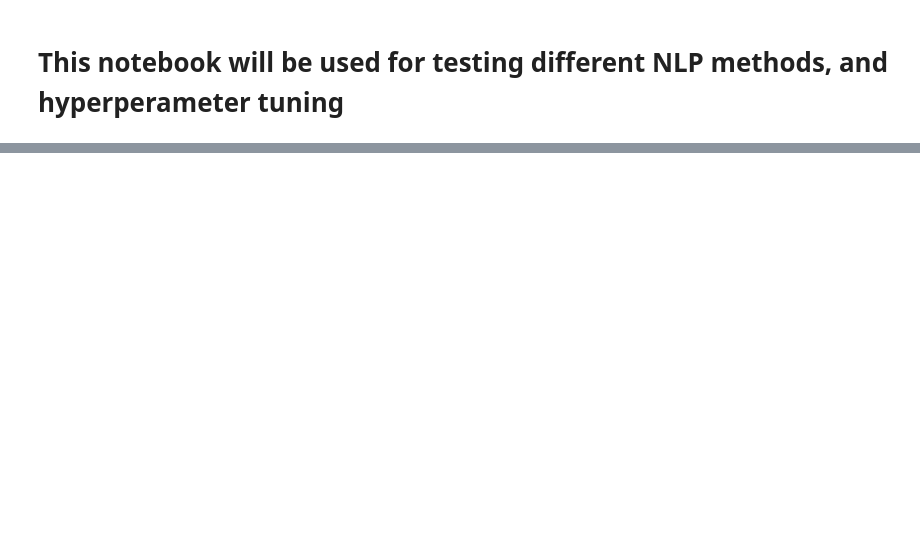
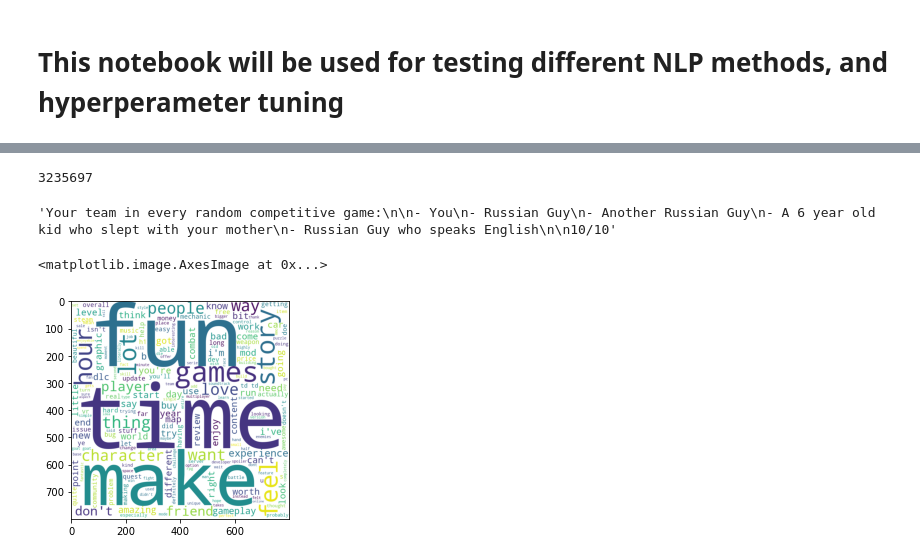
Before and after one commit to MichaelHarnett/Steam2_Redux, a Jupyter notebook: model_testing.ipynb, the cells around one changed output, grey strips where cells are left out. Drawn from its saved outputs; the diff is of its cells as text; code cells hidden in the pictures; blank space fills up the shorter version.

```diff
--- a/model_testing.ipynb
+++ b/model_testing.ipynb
@@ -64,0 +803,6 @@ tfv_doc_word = tfv.fit_transform(reviews_list)
+# %%
+long_string = []
+
+for items in reviews_list[:5]:
+    #long_string += items
+    print(items)
@@ -64,0 +827,14 @@ tfv_doc_word = tfv.fit_transform(reviews_list)
+# %%
+len(long_string)
+# %% [output]
+3235697
+# %%
+reviews_list[0]# + reviews_list[1]
+# %% [output]
+'Your team in every random competitive game:\n\n- You\n- Russian Guy\n- Another Russian Guy\n- A 6 year old kid who slept with your mother\n- Russian Guy who speaks English\n\n10/10'
+# %%
+new_list = []
+for items in reviews_list:
+    new_list.append(lemmatizer.lemmatize(items).lower())
+# %%
+together = ''.join(new_list)
@@ -64,0 +843,8 @@ tfv_doc_word = tfv.fit_transform(reviews_list)
+# %%
+together = re.match(r'[a-zA-z]{3,}', together)
+# %%
+wordcloud.generate(together)
+plt.imshow(wordcloud)
+# %% [output]
+<matplotlib.image.AxesImage at 0x...>
+[figure, added]
```
Also changed, not shown: parts of 123 cells of this notebook, 6 other files.
